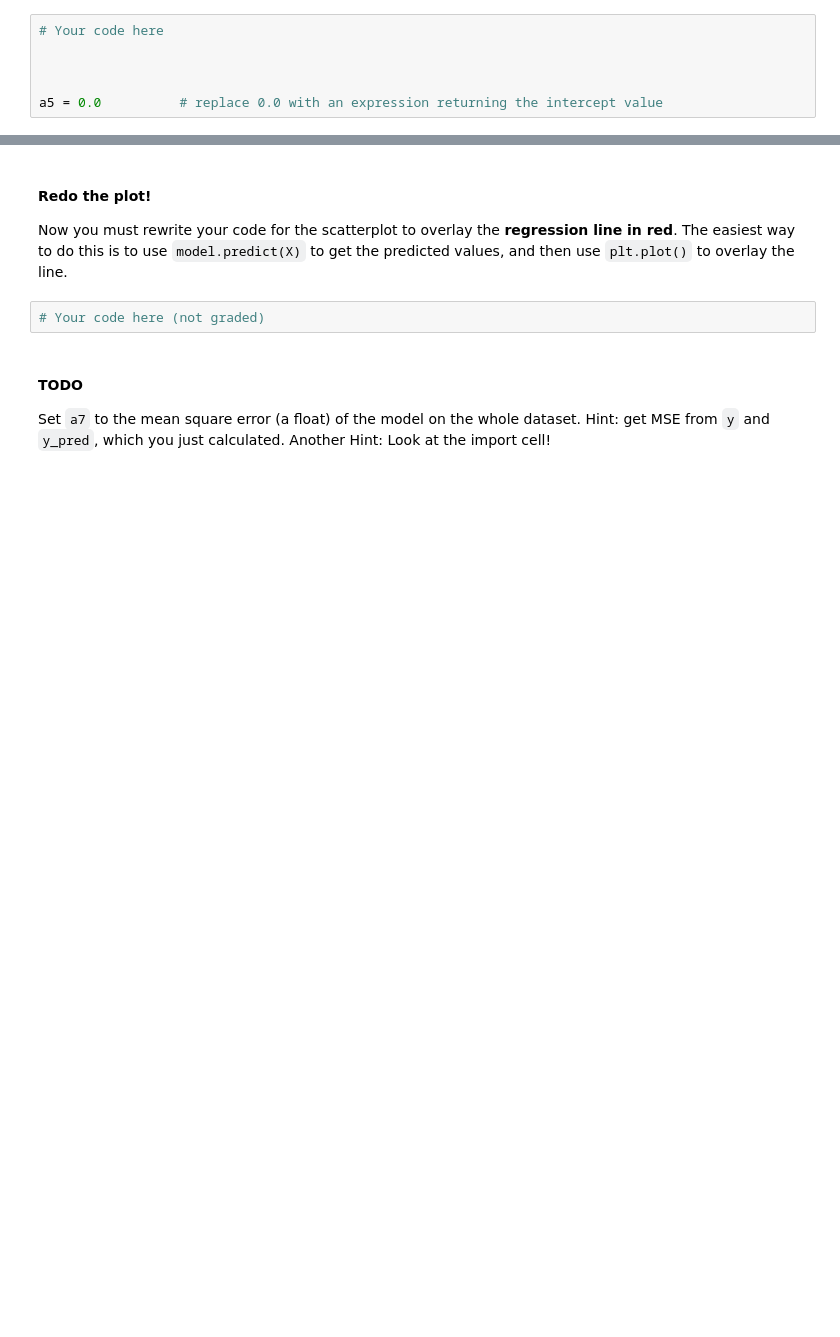
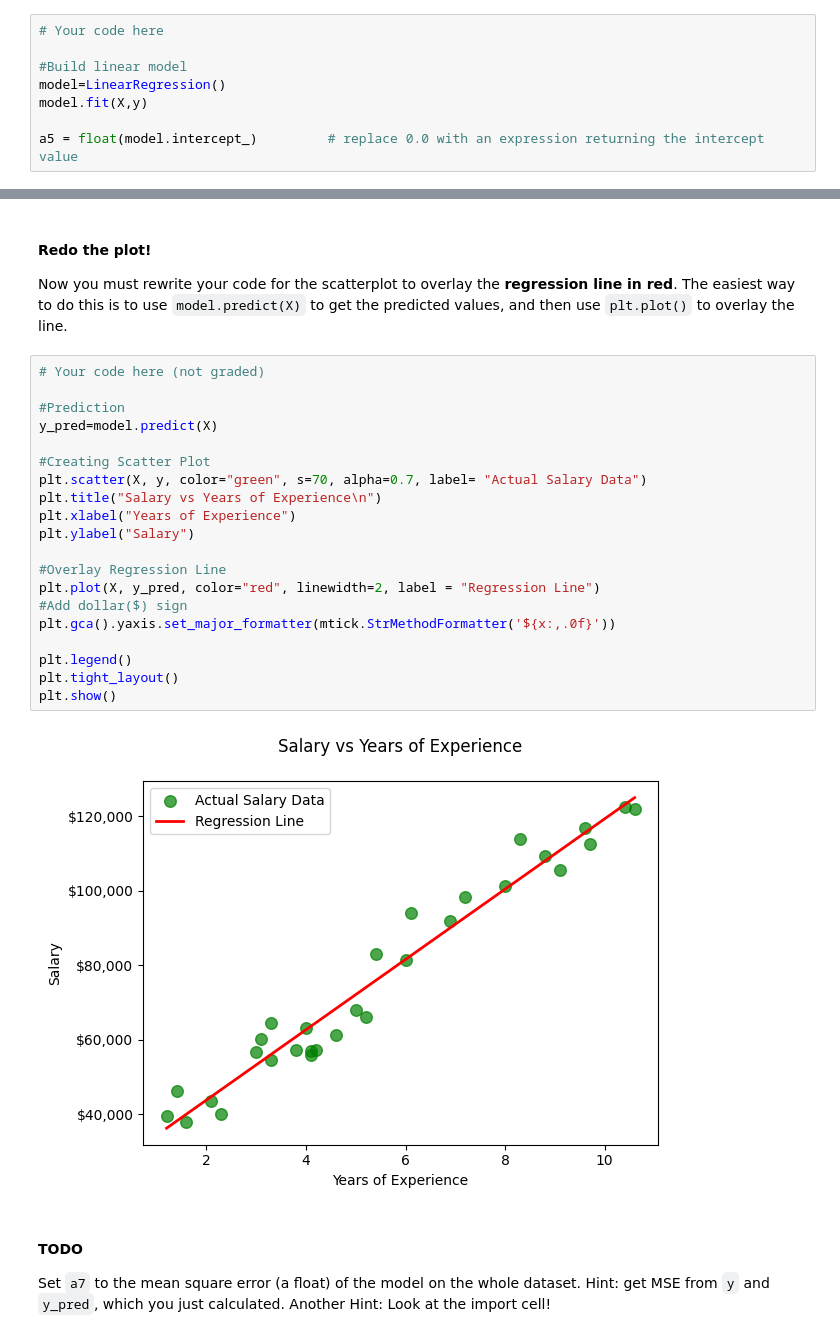
Before and after one commit to Jbaner/Module-3-Assignments, a Jupyter notebook: Homework_01.ipynb, the cells around one changed output, grey strips where cells are left out. Drawn from its saved outputs; the diff is of its cells as text; blank space fills up the shorter version.

```diff
--- a/Homework_01.ipynb
+++ b/Homework_01.ipynb
@@ -321,9 +335,11 @@ Train your model on the whole dataset, and set `a5` to the intercept (a float)
 # %%
 # Your code here
 
+#Build linear model
+model=LinearRegression()
+model.fit(X,y)
 
-
-a5 = 0.0          # replace 0.0 with an expression returning the intercept value
+a5 = float(model.intercept_)         # replace 0.0 with an expression returning the intercept value
 # %%
 # Graded Answer
 # DO NOT change this cell in any way
@@ -355,6 +371,26 @@ Now you must rewrite your code for the scatterplot to overlay the **regression l
 is to  use `model.predict(X)` to get the predicted values, and then use `plt.plot()` to overlay the line.
 # %%
 # Your code here (not graded)
+
+#Prediction
+y_pred=model.predict(X)
+
+#Creating Scatter Plot
+plt.scatter(X, y, color="green", s=70, alpha=0.7, label= "Actual Salary Data")
+plt.title("Salary vs Years of Experience\n")
+plt.xlabel("Years of Experience")
+plt.ylabel("Salary")
+
+#Overlay Regression Line
+plt.plot(X, y_pred, color="red", linewidth=2, label = "Regression Line")
+#Add dollar($) sign
+plt.gca().yaxis.set_major_formatter(mtick.StrMethodFormatter('${x:,.0f}'))
+
+plt.legend()
+plt.tight_layout()
+plt.show()
+# %% [output]
+[figure, added]
 # %% [markdown]
 #### TODO
 
```
Also changed, not shown: parts of 5 cells of this notebook.
